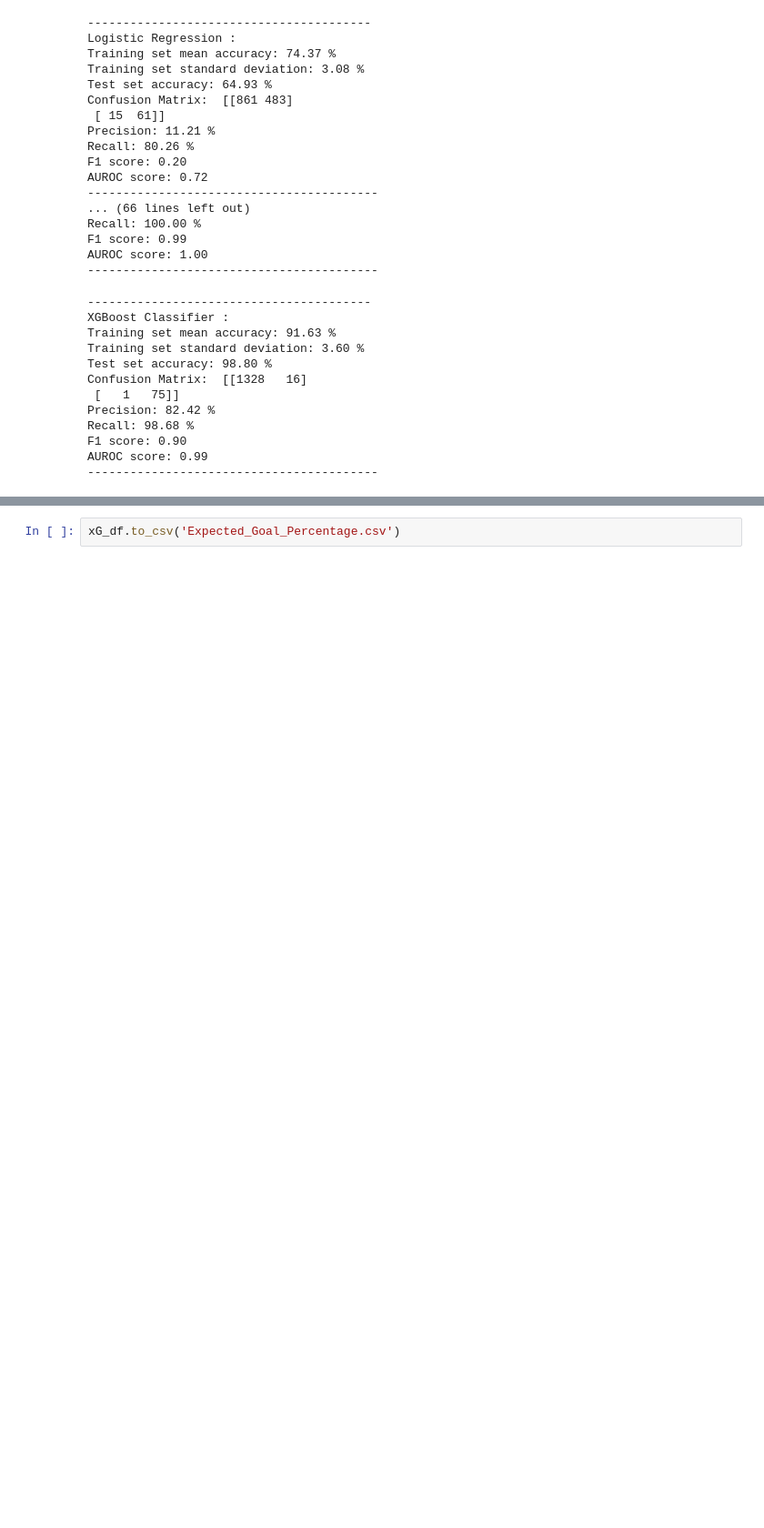
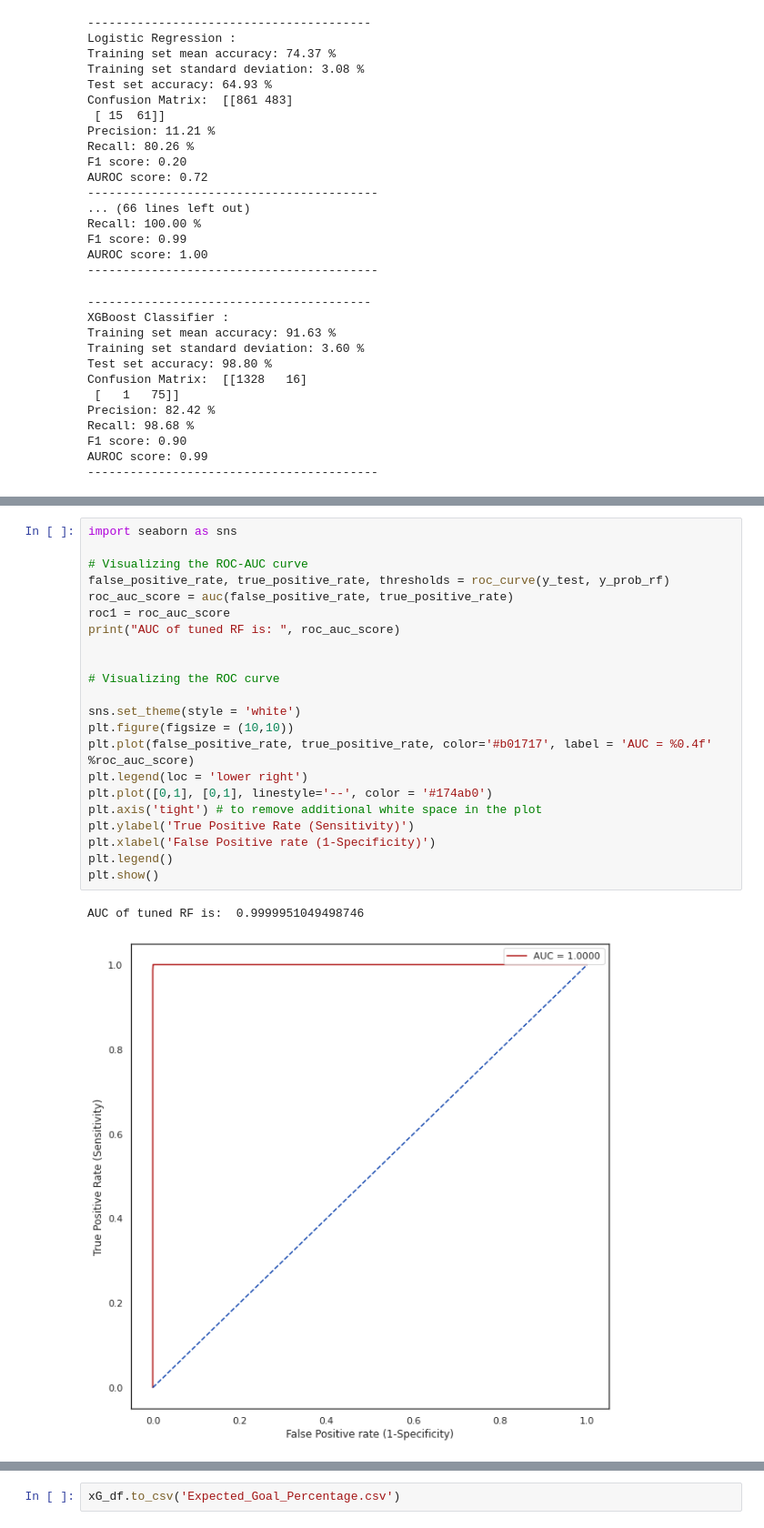
Before and after one commit to Harithap13/Rotman-Summer-NHWL-Datathon, a Jupyter notebook: rsd-nwhl-expected-goals.ipynb, the cells around one changed output, grey strips where cells are left out. Shown at 91% size. Saved outputs shown, nothing was run; the diff lists cells and outputs as text; blank space fills up the shorter version.

```diff
--- a/rsd-nwhl-expected-goals.ipynb
+++ b/rsd-nwhl-expected-goals.ipynb
@@ -248,0 +372,25 @@ array([[9.6933877e-01, 3.0661222e-02],
+# %%
+import seaborn as sns
+
+# Visualizing the ROC-AUC curve
+false_positive_rate, true_positive_rate, thresholds = roc_curve(y_test, y_prob_rf)
+roc_auc_score = auc(false_positive_rate, true_positive_rate)
+roc1 = roc_auc_score
+print("AUC of tuned RF is: ", roc_auc_score)
+
+
+# Visualizing the ROC curve
+
+sns.set_theme(style = 'white')
+plt.figure(figsize = (10,10))
+plt.plot(false_positive_rate, true_positive_rate, color='#b01717', label = 'AUC = %0.4f' %roc_auc_score)
+plt.legend(loc = 'lower right')
+plt.plot([0,1], [0,1], linestyle='--', color = '#174ab0')
+plt.axis('tight') # to remove additional white space in the plot
+plt.ylabel('True Positive Rate (Sensitivity)')
+plt.xlabel('False Positive rate (1-Specificity)')
+plt.legend()
+plt.show()
+# %% [output]
+AUC of tuned RF is:  0.9999951049498746
+[figure, added]
```
Also changed, not shown: parts of 36 cells of this notebook.
